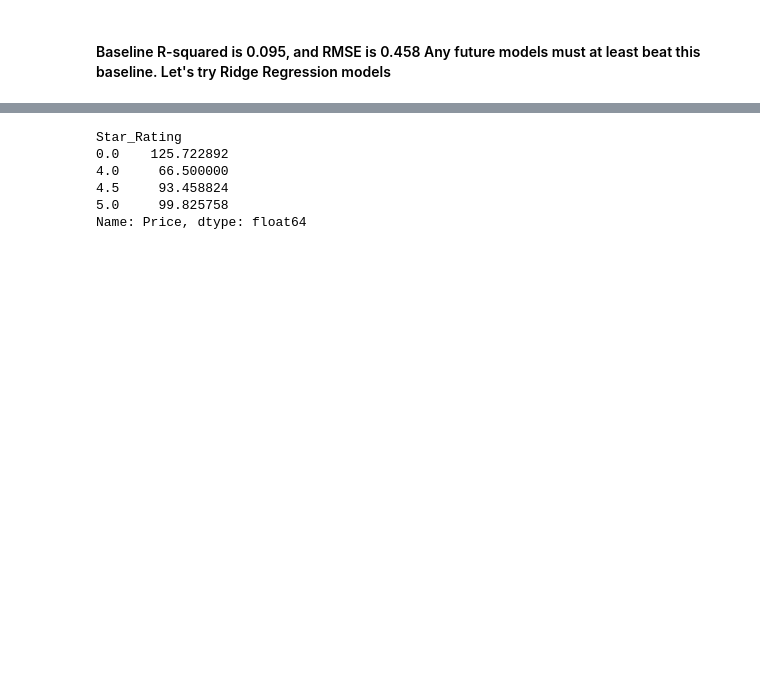
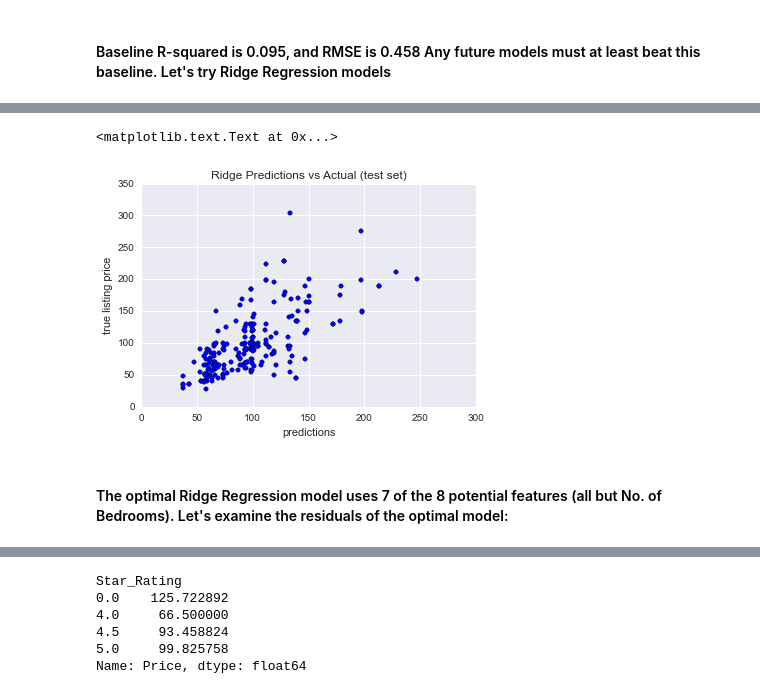
Before and after one commit to peacing/bkds-datachallenge-singman-paul, a Jupyter notebook: case-study-writeup.ipynb, the cells around one changed output, grey strips where cells are left out. Saved outputs shown, nothing was run; the diff lists cells and outputs as text; code cells hidden in the pictures; blank space fills up the shorter version.

```diff
--- a/case-study-writeup.ipynb
+++ b/case-study-writeup.ipynb
@@ -360,0 +441,11 @@ regression_features = ['log_Review_Count','Star_Rating','Has_Star_Rating','Bedro
+# %%
+# Let's see how the predictions of the best ridge regression model compare to the true values
+plt.scatter(np.exp(best_predictions), np.exp(best_y_test))
+plt.xlabel('predictions')
+plt.ylabel('true listing price')
+plt.title('Ridge Predictions vs Actual (test set)')
+# %% [output]
+<matplotlib.text.Text at 0x...>
+[figure, added]
+# %% [markdown]
+#### The optimal Ridge Regression model uses 7 of the 8 potential features (all but No. of Bedrooms). Let's examine the residuals of the optimal model:
```
Also changed, not shown: parts of 12 cells of this notebook.
